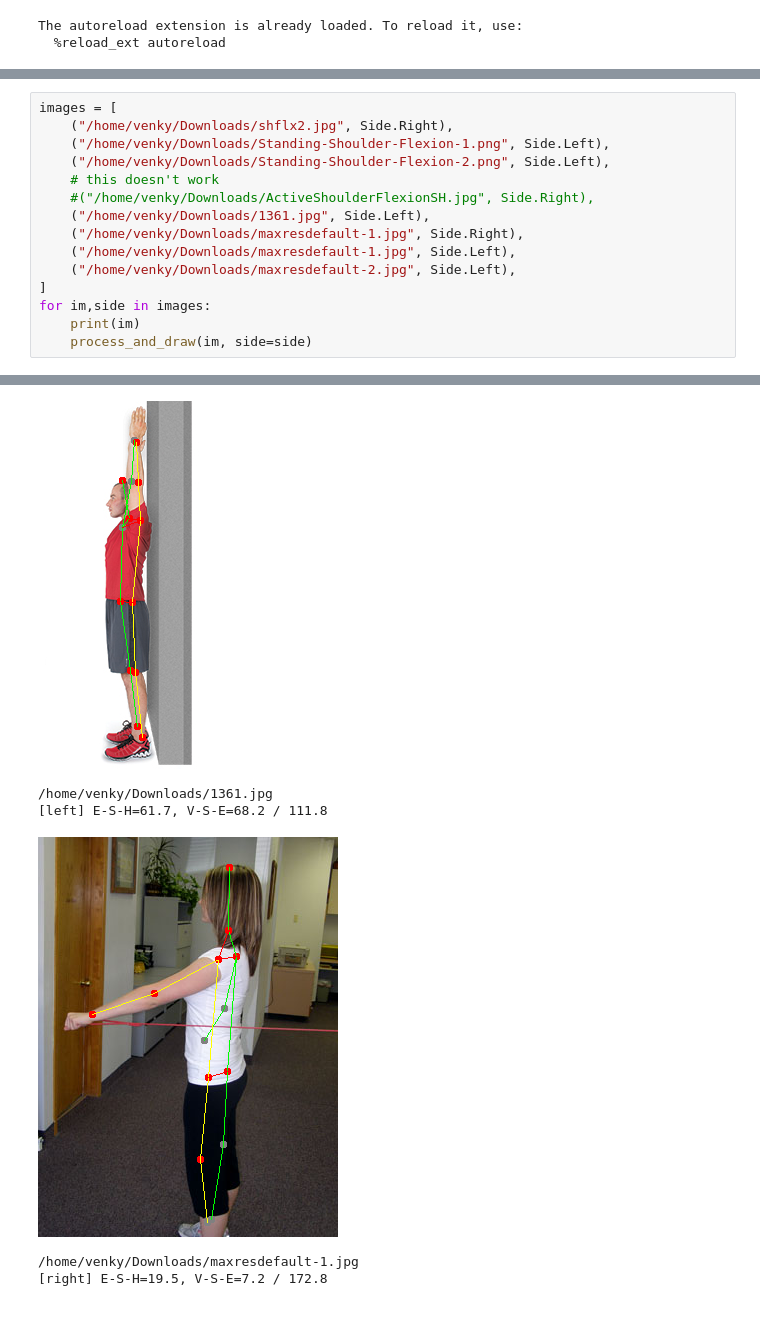
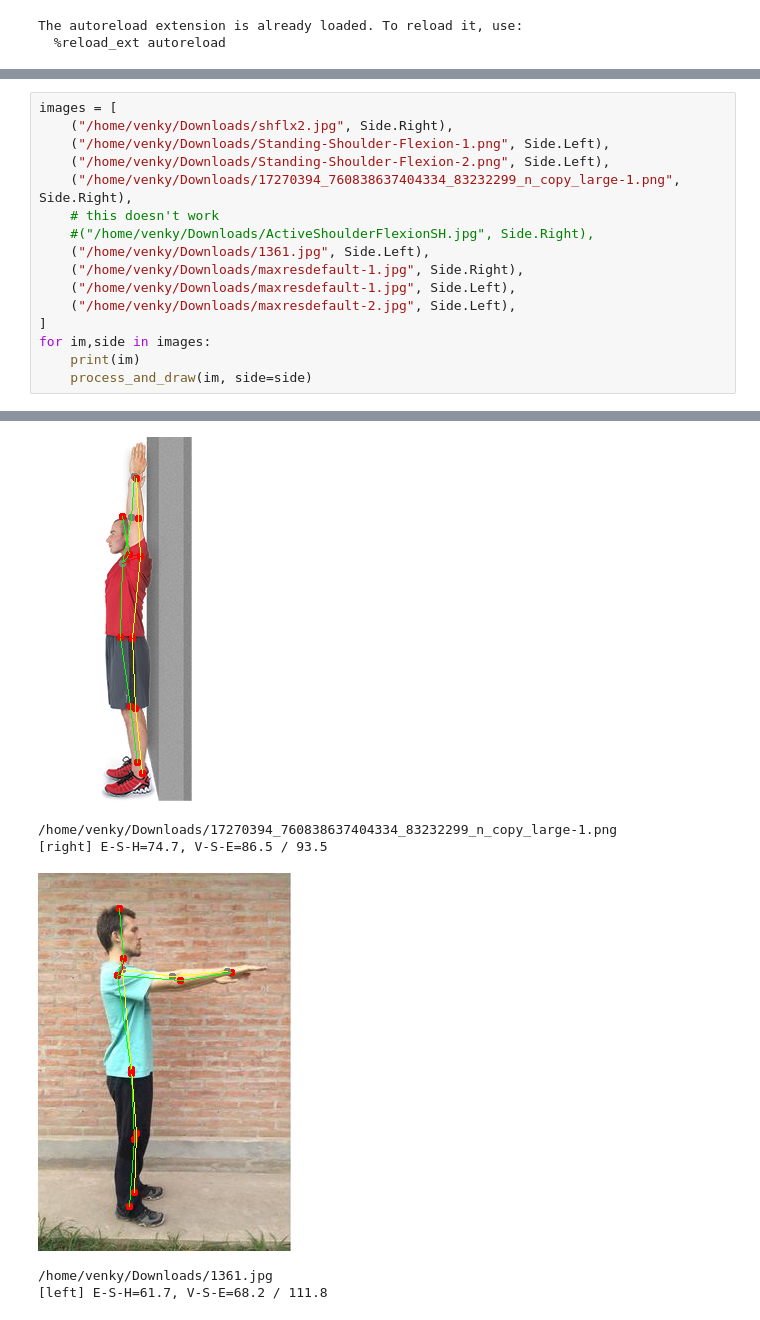
Before and after one commit to physera/pose-tensorflow, a Jupyter notebook: pose.ipynb, the cells around one changed output, grey strips where cells are left out. Cells and saved outputs as stored; diff of their text form.

Commit message:
missing image

```diff
--- a/pose.ipynb
+++ b/pose.ipynb
@@ -97,30 +117,31 @@ The autoreload extension is already loaded. To reload it, use:
 # %%
 images = [
     ("/home/venky/Downloads/shflx2.jpg", Side.Right),
     ("/home/venky/Downloads/Standing-Shoulder-Flexion-1.png", Side.Left),
     ("/home/venky/Downloads/Standing-Shoulder-Flexion-2.png", Side.Left),
+    ("/home/venky/Downloads/17270394_760838637404334_83232299_n_copy_large-1.png", Side.Right),
     # this doesn't work
     #("/home/venky/Downloads/ActiveShoulderFlexionSH.jpg", Side.Right),
     ("/home/venky/Downloads/1361.jpg", Side.Left),
     ("/home/venky/Downloads/maxresdefault-1.jpg", Side.Right),
     ("/home/venky/Downloads/maxresdefault-1.jpg", Side.Left),
     ("/home/venky/Downloads/maxresdefault-2.jpg", Side.Left),
 ]
 for im,side in images:
     print(im)
     process_and_draw(im, side=side)
 # %% [output]
 /home/venky/Downloads/shflx2.jpg
 [right] E-S-H=111.1, V-S-E=48.5 / 131.5
 [figure]
 /home/venky/Downloads/Standing-Shoulder-Flexion-1.png
 [left] E-S-H=89.2, V-S-E=89.6 / 90.4
 [figure]
 /home/venky/Downloads/Standing-Shoulder-Flexion-2.png
 [left] E-S-H=163.0, V-S-E=7.1 / 172.9
 [figure]
-/home/venky/Downloads/1361.jpg
-[left] E-S-H=61.7, V-S-E=68.2 / 111.8
+/home/venky/Downloads/17270394_760838637404334_83232299_n_copy_large-1.png
+[right] E-S-H=74.7, V-S-E=86.5 / 93.5
-[figure, old version]
+[figure, new version]
-/home/venky/Downloads/maxresdefault-1.jpg
-[right] E-S-H=19.5, V-S-E=7.2 / 172.8
+/home/venky/Downloads/1361.jpg
+[left] E-S-H=61.7, V-S-E=68.2 / 111.8
```
Also changed, not shown: parts of 2 cells of this notebook.
